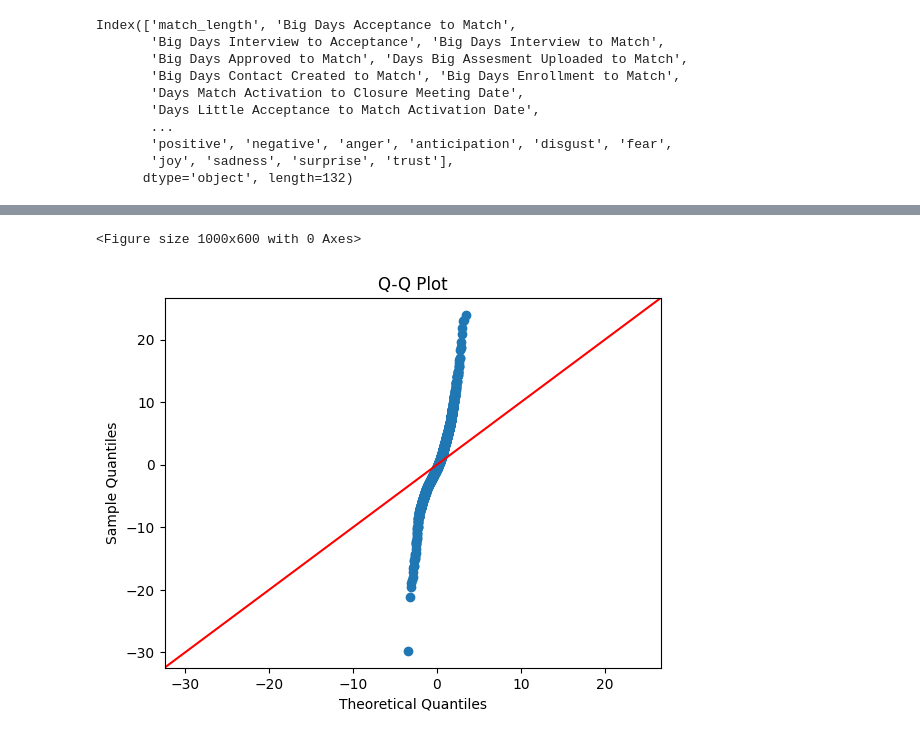
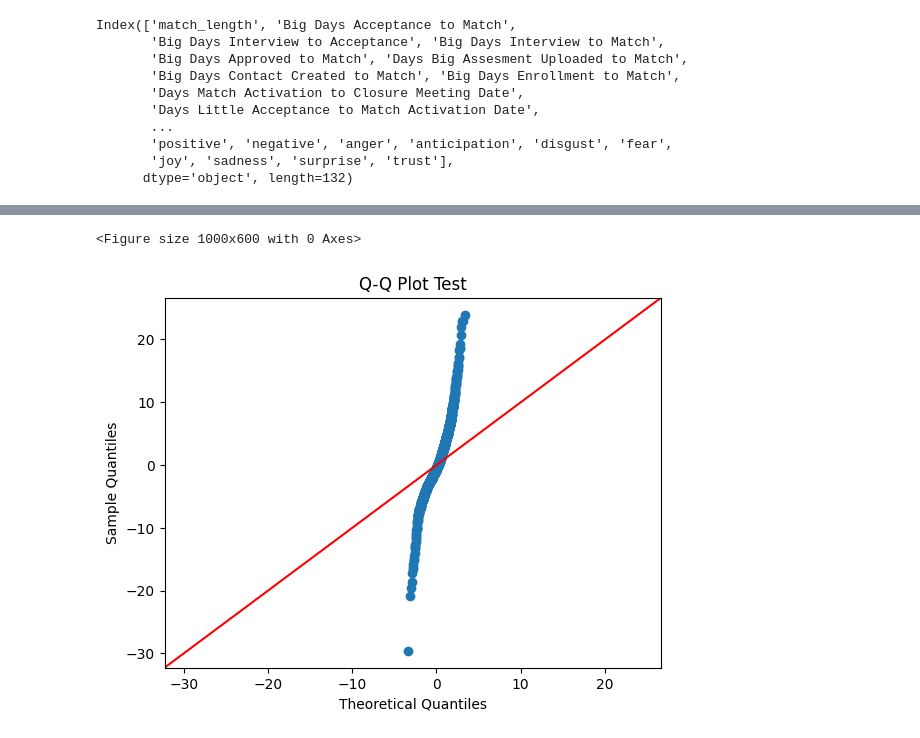
Before and after one commit to Al-Ashir-Intisar/minneMUDAC2025, a Jupyter notebook: training_files/initial_model_training_multiple_linear_reg.ipynb, the cells around one changed output, grey strips where cells are left out. Saved outputs shown, nothing was run; the diff lists cells and outputs as text; code cells hidden in the pictures.

```diff
--- a/training_files/initial_model_training_multiple_linear_reg.ipynb
+++ b/training_files/initial_model_training_multiple_linear_reg.ipynb
@@ -53,6 +57,5 @@ from sklearn.linear_model import Lasso, Ridge
 # %%
-x_train = training_df.drop(columns=["match_length"])
-y_train = training_df["match_length"]
+x_train, x_test, y_train, y_test = train_test_split(training_df.drop(columns=["match_length"]), training_df["match_length"], test_size=0.2, random_state=42)
 # %%
 lasso_model_alpha0p5 = Lasso(alpha=0.5)
 lasso_model_alpha0p5.fit(x_train, y_train)
@@ -126,12 +139,12 @@ Training R^2: 0.9545972177837043
 # %%
 # Compute residuals
-residuals = y_train - y_pred_train # Use y_train and y_pred_train
+residuals_train = y_train - y_pred_train # Use y_train and y_pred_train
 
 # 1. Residuals vs Fitted values plot
 plt.figure(figsize=(10, 3))
-plt.scatter(y_pred_train, residuals, color='blue', alpha=0.5) #use y_pred_train
+plt.scatter(y_pred_train, residuals_train, color='blue', alpha=0.5) #use y_pred_train
 plt.axhline(0, color='tab:olive', linestyle='--')
-plt.title('Residuals vs Fitted Values')
+plt.title('Residuals vs Fitted Values training')
 plt.xlabel('Fitted Values')
 plt.ylabel('Residuals')
 plt.show()
@@ -140,10 +167,10 @@ plt.show()
 # %%
 import statsmodels.api as sm
 
 plt.figure(figsize=(10, 6))
-sm.qqplot(residuals, line ='45')
-plt.title('Q-Q Plot')
+sm.qqplot(residuals_train, line ='45')
+plt.title('Q-Q Plot Test')
 plt.show()
 # %% [output]
 <Figure size 1000x600 with 0 Axes>
-[figure, old version]
+[figure, new version]
```
Also changed, not shown: parts of 10 cells of this notebook.
